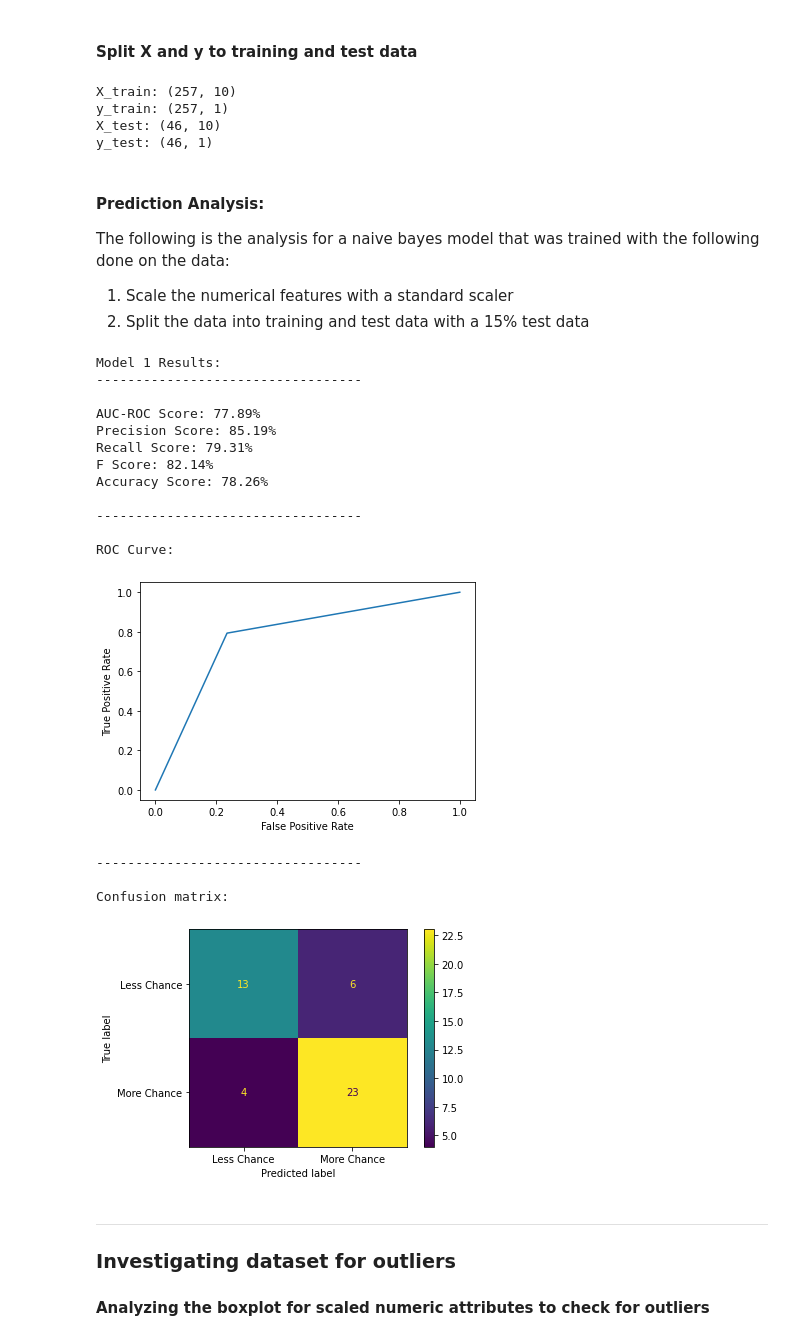
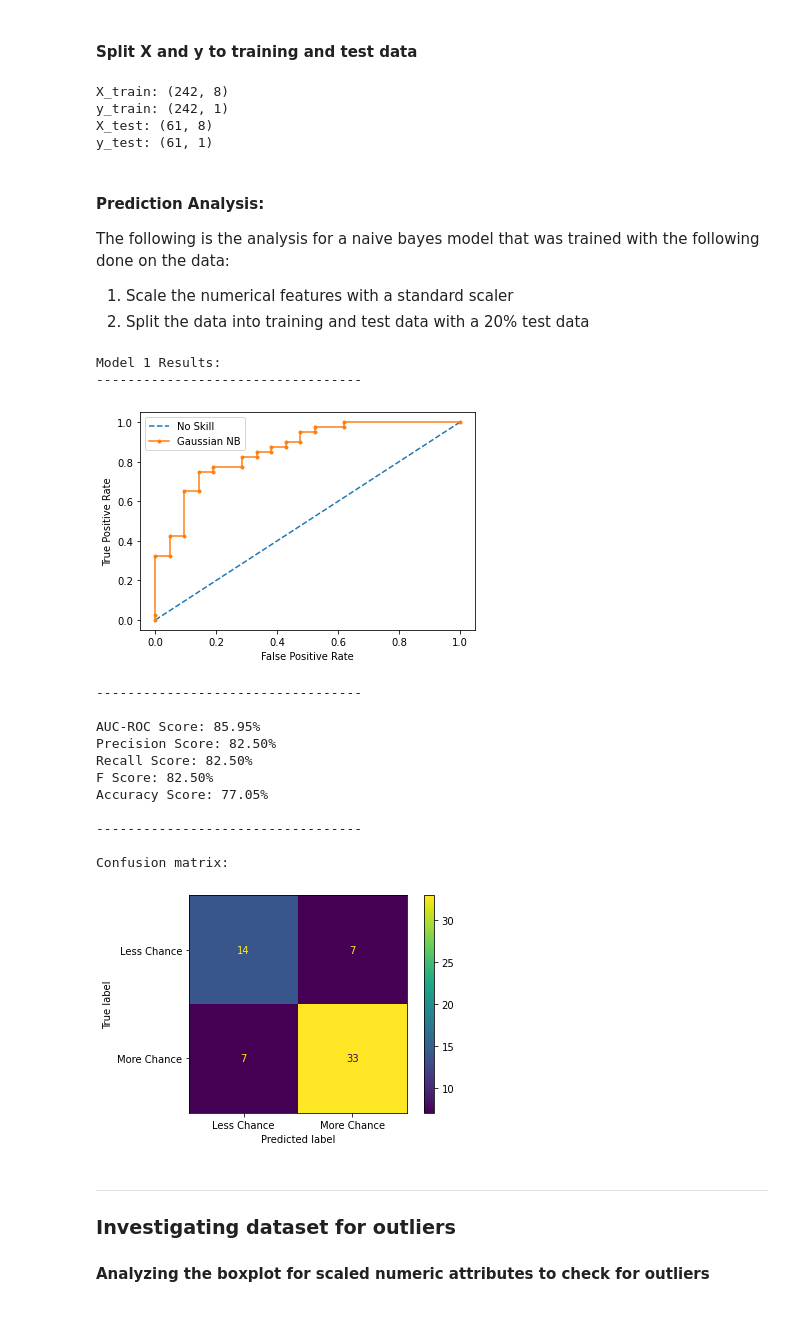
Before and after one commit to Akhilsudh/BITS-Assignment, a Jupyter notebook: Semester 2/Applied Machine Learning/2021MT12054_Akhil_S.ipynb, the cells around one changed output. Drawn from its saved outputs; the diff is of its cells as text; code cells hidden in the pictures.

```diff
--- a/Semester 2/Applied Machine Learning/2021MT12054_Akhil_S.ipynb
+++ b/Semester 2/Applied Machine Learning/2021MT12054_Akhil_S.ipynb
@@ -189,0 +208,7 @@ We see that there is less data for some categorical values (Like for ECG=2 and B
+# %%
+df.loc[df["ECG"] == 2, "ECG"] = 1
+df_category = df.loc[:, category_list]
+df_category["Target"] = df["Target"]
+plt.figure()
+sb.countplot(x = "ECG", data = df_category, hue = "Target", palette="husl")
+plt.title("ECG")
@@ -189,0 +274,6 @@ We see that there is less data for some categorical values (Like for ECG=2 and B
+# %%
+df.drop(["Cholestrol"], axis = 1, inplace= True)
+df.drop(["FamilyHistory"], axis = 1, inplace= True)
+numeric_list.remove("Cholestrol")
+numeric_list.remove("FamilyHistory")
+df.head()
@@ -210,65 +307,70 @@ y = df1[["Target"]]
 # %% [markdown]
 #### Split X and y to training and test data
 # %%
-X_train, X_test, y_train, y_test = train_test_split(X, y, test_size = 0.15, random_state = 3)
+X_train, X_test, y_train, y_test = train_test_split(X, y, test_size = 0.20, random_state = 3)
 print("X_train: {}".format(X_train.shape))
 print("y_train: {}".format(y_train.shape))
 print("X_test: {}".format(X_test.shape))
 print("y_test: {}".format(y_test.shape))
 # %% [output]
-X_train: (257, 10)
-y_train: (257, 1)
-X_test: (46, 10)
-y_test: (46, 1)
+X_train: (242, 8)
+y_train: (242, 1)
+X_test: (61, 8)
+y_test: (61, 1)
 # %% [markdown]
 #### Prediction Analysis:
 The following is the analysis for a naive bayes model that was trained with the following done on the data:
 1. Scale the numerical features with a standard scaler
-2. Split the data into training and test data with a 15% test data
+2. Split the data into training and test data with a 20% test data
 # %%
 gnb = GaussianNB()
 gnb.fit(X_train, y_train)
 y_pred = gnb.predict(X_test)
+
 print("Model 1 Results:")
 print("----------------------------------\n")
-print("AUC-ROC Score: {0:0.2f}%".format(roc_auc_score(y_test, y_pred) * 100))
+ns_probs = [0 for _ in range(len(y_test))]
+ns_auc = roc_auc_score(y_test, ns_probs)
+ns_fpr, ns_tpr, _ = roc_curve(y_test, ns_probs)
+
+y_probs = gnb.predict_proba(X_test)
+gnb_probs = y_probs[:, 1]
+gnb_auc = roc_auc_score(y_test, gnb_probs)
+gnb_fpr, gnb_tpr, temp = roc_curve(y_test, gnb_probs)
+plt.plot(ns_fpr, ns_tpr, linestyle='--', label='No Skill')
+plt.plot(gnb_fpr, gnb_tpr, marker='.', label='Gaussian NB')
+plt.xlabel('False Positive Rate')
+plt.ylabel('True Positive Rate')
+plt.legend()
+plt.show()
+print("----------------------------------\n")
+print("AUC-ROC Score: {0:0.2f}%".format(roc_auc_score(y_test, gnb_probs) * 100))
 print("Precision Score: {0:0.2f}%".format(precision_score(y_test,y_pred) * 100))
 print("Recall Score: {0:0.2f}%".format(recall_score(y_test,y_pred) * 100))
 print("F Score: {0:0.2f}%".format(f1_score(y_test,y_pred) * 100))
 print("Accuracy Score: {0:0.2f}%".format(accuracy_score(y_test,y_pred) * 100))
-
-fpr, tpr, temp = roc_curve(y_test, y_pred)
-
-print("\n----------------------------------\n")
-print("ROC Curve:")
-plt.plot(fpr, tpr)
-plt.xlabel('False Positive Rate')
-plt.ylabel('True Positive Rate')
-plt.show()
 
 print("\n----------------------------------\n")
 print("Confusion matrix:")
 cm = confusion_matrix(y_pred,y_test)
 ConfusionMatrixDisplay(cm,display_labels =["Less Chance","More Chance"]).plot()
 plt.show()
 # %% [output]
 Model 1 Results:
 ----------------------------------
-
-AUC-ROC Score: 77.89%
-Precision Score: 85.19%
-Recall Score: 79.31%
-F Score: 82.14%
-Accuracy Score: 78.26%
-
-----------------------------------
-
-ROC Curve:
-[figure, old version]
+[figure, new version]
+----------------------------------
+
+AUC-ROC Score: 85.95%
+Precision Score: 82.50%
+Recall Score: 82.50%
+F Score: 82.50%
+Accuracy Score: 77.05%
+
 ----------------------------------
 
 Confusion matrix:
-[figure, old version]
+[figure, new version]
 # %% [markdown]
 ---
 ### Investigating dataset for outliers
```
Also changed, not shown: parts of 40 cells of this notebook, 2 other files.
